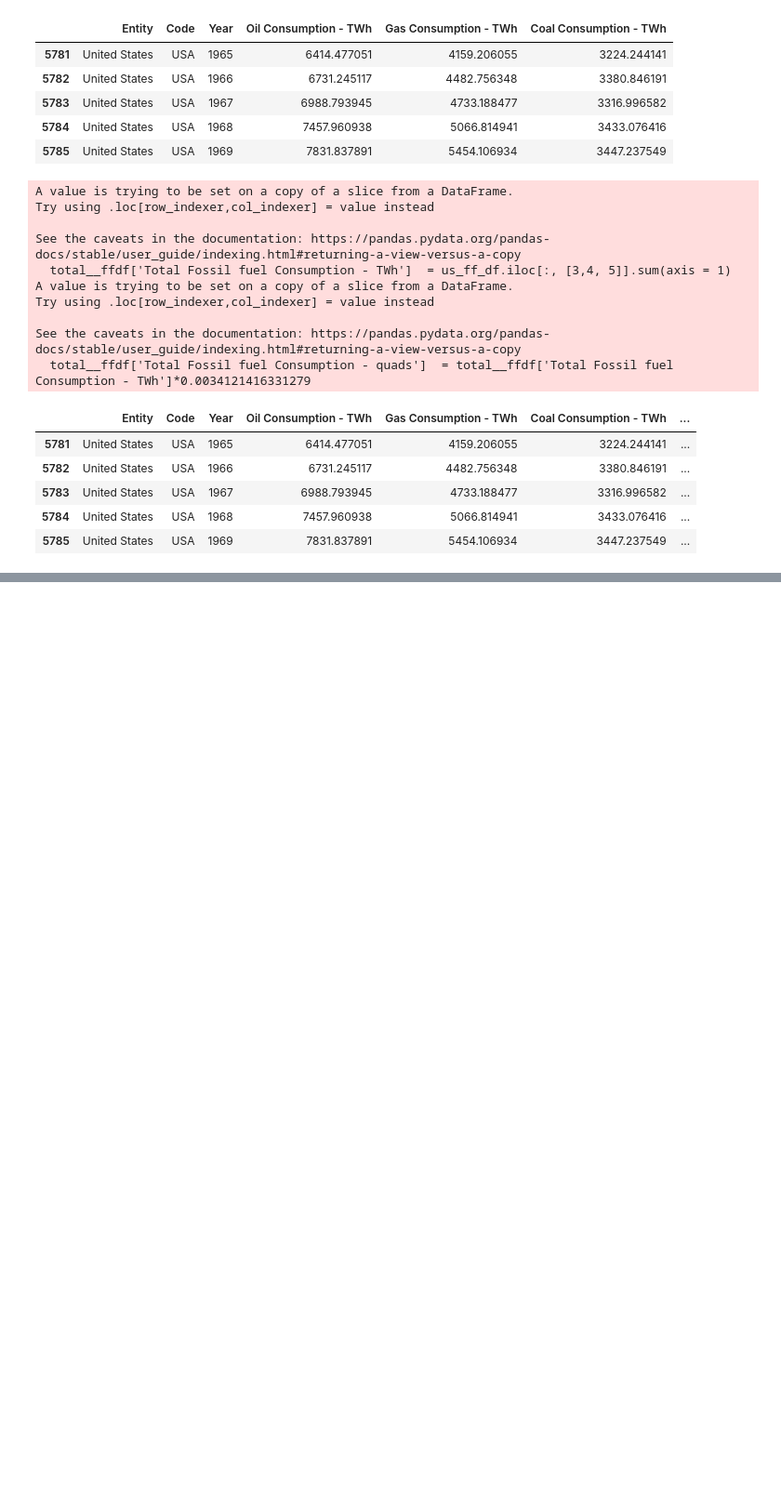
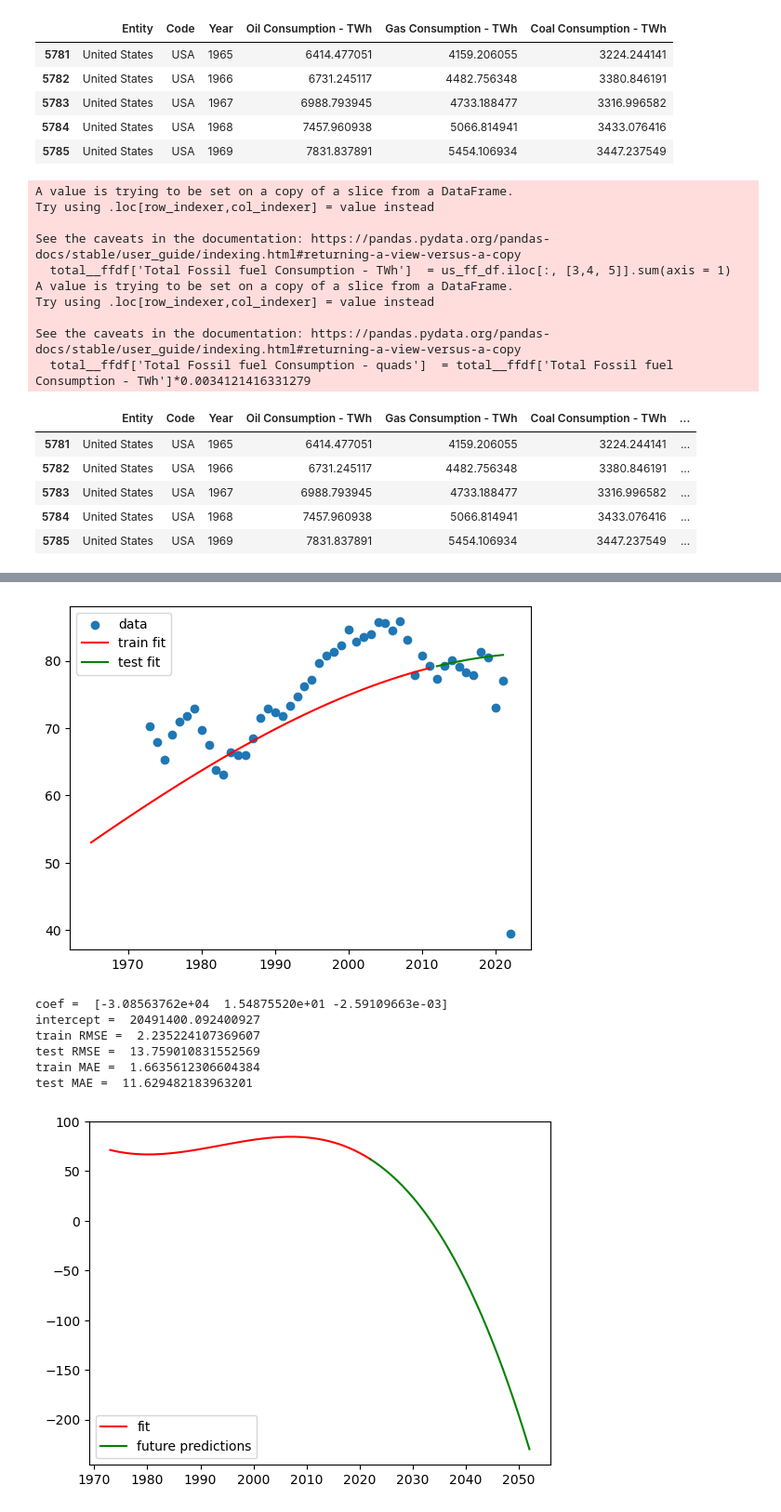
Before and after one commit to akkij26/info_2950, a Jupyter notebook: Phase4FossilFuel.ipynb, the cells around one changed output, grey strips where cells are left out. Shown: that part at 93% size. Saved outputs shown, nothing was run; the diff lists cells and outputs as text; code cells hidden in the pictures; blank space fills up the shorter version.

```diff
--- a/Phase4FossilFuel.ipynb
+++ b/Phase4FossilFuel.ipynb
@@ -152,5 +152,8 @@ Notes:
 [2] The smallest eigenvalue is 1.11e-11. This might indicate that there are
 strong multicollinearity problems or that the design matrix is singular.
 # %%
-consumption_df = pd.read_csv("consumption.csv")
+consumption_df = pd.read_csv("Table_1.3_Primary_Energy_Consumption_by_Source.xlsx - Monthly Data.csv")
+consumption_df['Month'] = pd.to_datetime(consumption_df['Month'], format = "%Y %B")
+consumption_df = consumption_df.rename(columns={"Month": "Date"})
+consumption_df.head()
 # %% [output]
@@ -157,0 +166,7 @@ FileNotFoundError: [Errno 2] No such file or directory: 'consumption.csv'
+# %%
+totFF = consumption_df[['Date','Total Fossil Fuels Consumption (Quadrillion Btu)']]
+totFF['Year'] = pd.DatetimeIndex(totFF['Date']).year
+totFF=totFF.groupby(['Year']).sum()
+totFF['Year'] = totFF.index
+totFF.reset_index(inplace = True)
+totFF.head()
@@ -157,0 +196,63 @@ FileNotFoundError: [Errno 2] No such file or directory: 'consumption.csv'
+# %%
+x2 = pd.array(totFF['Year'])
+y2 = pd.array(totFF['Total Fossil Fuels Consumption (Quadrillion Btu)'])
+
+polynomial = PolynomialFeatures(degree=3, include_bias=False)
+
+x2Fit = polynom .fit_transform(x2.reshape(-1,1))
+xTrain2 = x2Fit [:-10]
+yTrain2 = y2[:-10]
+xTest2 = x2Fit [-10:]
+yTest2 = y2[-10:]
+
+model_3 = LinearRegression().fit(xTrain2, yTrain2)
+preditTrain2 = model_3.predict(xTrain2)
+predictTest2 = model_3.predict(xTest)
+
+
+plt.scatter(x2, y2, label = "data")
+plt.plot(x[:-10], preditTrain, c="red", label = "train fit")
+plt.plot(x[-10:], predictTest, c = "green", label = "test fit")
+plt.legend(loc='best')
+plt.show()
+
+mse_train = mean_squared_error(yTrain2, preditTrain2)
+mse_test = mean_squared_error(yTest2, predictTest2)
+mae_train = mean_absolute_error(yTrain2, preditTrain2)
+mae_test = mean_absolute_error(yTest2, predictTest2)
+
+print('\ncoef = ', model_3.coef_, '\nintercept = ', model_3.intercept_, '\ntrain RMSE = ', np.sqrt(mse_train),\
+        '\ntest RMSE = ', np.sqrt(mse_test), '\ntrain MAE = ', mae_train,'\ntest MAE = ', mae_test)
+
+model = LinearRegression().fit(x2Fit, y2)
+y_predicted = model.predict(x2Fit)
+
+years = np.linspace(2022, 2052, 31)
+years_res = polynom.fit_transform(years.reshape(-1,1))
+new_pred = model.predict(years_res)
+
+plt.plot(x2, y_predicted, c="red", label = "fit")
+plt.plot(years, new_pred, c = "green", label = "future predictions")
+plt.legend(loc='best')
+plt.show()
+
+future_df = pd.DataFrame([])
+future_df['Year'] = years
+future_df['Total Fossil Fuels Consumption (Quadrillion Btu)'] = new_pred
+total_df = pd.concat([total__ffdf, future_df])
+
+x_up = x2Fit.tolist()
+y_up = y2.tolist()
+x_up = sm.add_constant(x_up)
+
+result = sm.OLS(y_up, x_up).fit()
+print(result.summary())
+# %% [output]
+[figure, added]
+coef =  [-3.08563762e+04  1.54875520e+01 -2.59109663e-03]
+intercept =  20491400.092400927
+train RMSE =  2.235224107369607
+test RMSE =  13.759010831552569
+train MAE =  1.6635612306604384
+test MAE =  11.629482183963201
+[figure, added]
```
Also changed, not shown: parts of 5 cells of this notebook, 1 other file.
